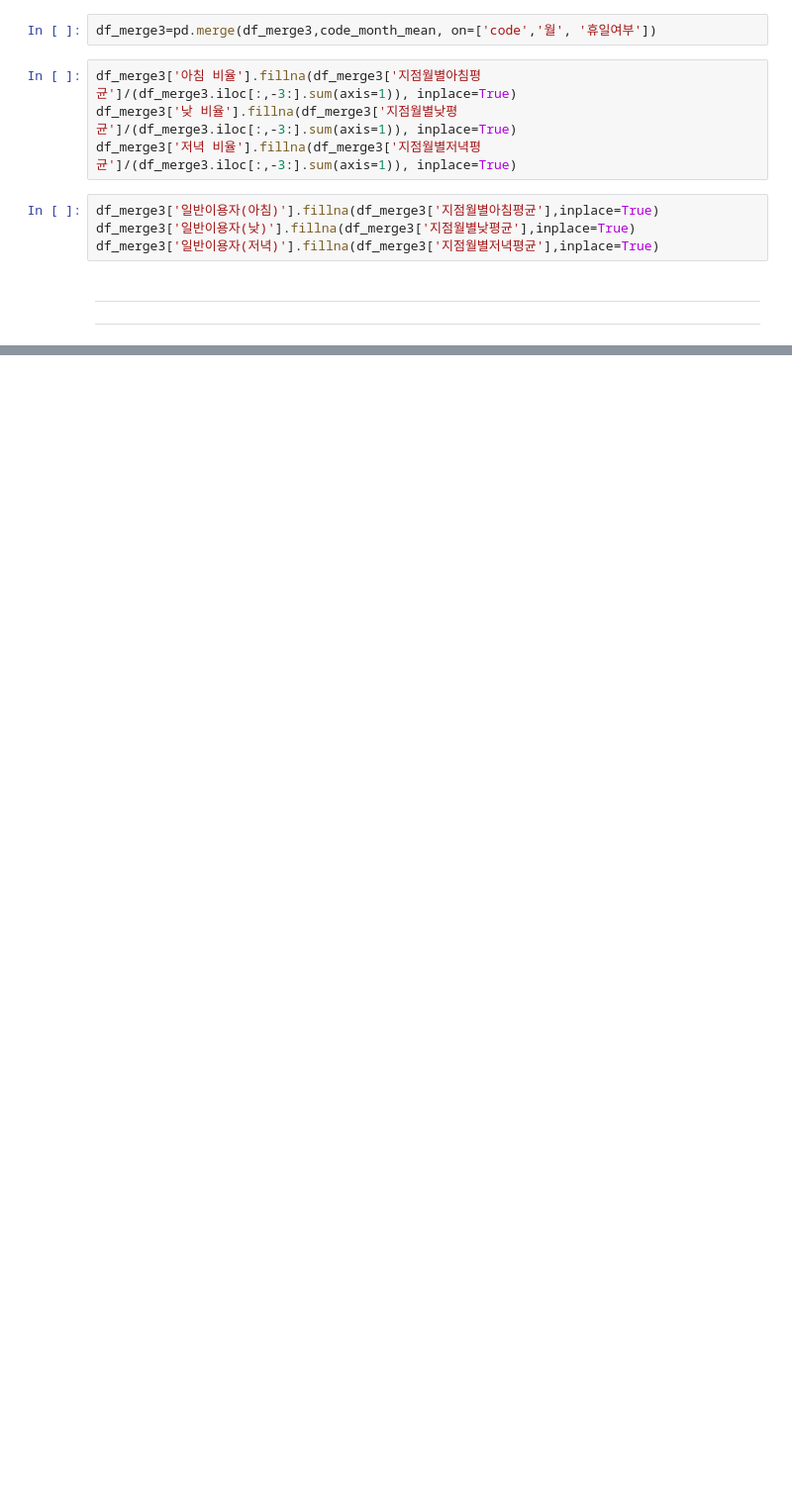
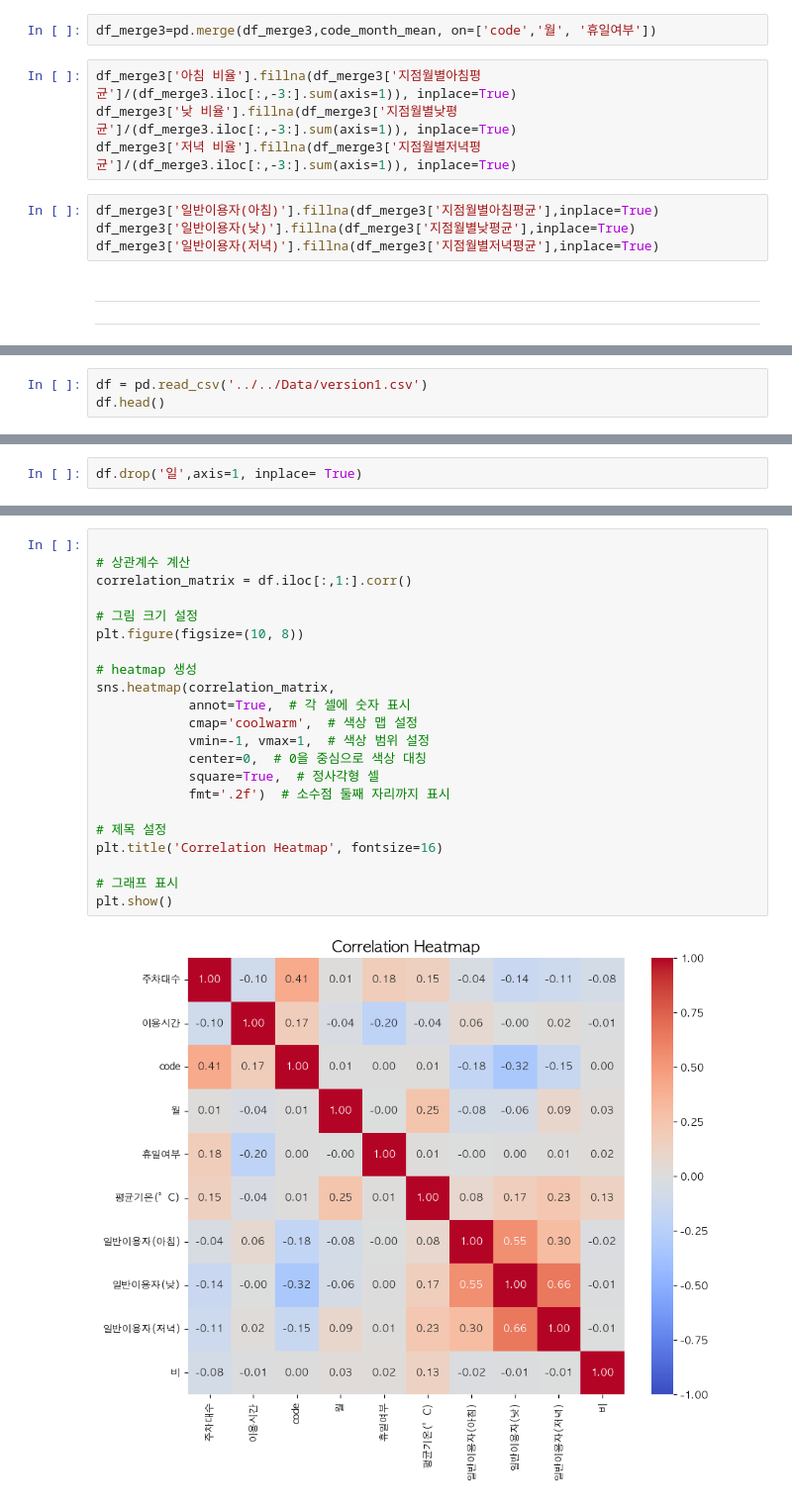
Before and after one commit to terryhyuk/HanGang_Mate, a Jupyter notebook: Python/DataAnalysis/seob/workspace.ipynb, the cells around one changed output, grey strips where cells are left out. Shown at 99% size. Drawn from its saved outputs; the diff is of its cells as text; blank space fills up the shorter version.

```diff
--- a/Python/DataAnalysis/seob/workspace.ipynb
+++ b/Python/DataAnalysis/seob/workspace.ipynb
@@ -303,0 +184,3 @@ df_merge3.to_csv('../../Data/version1.csv',index=False)
+# %%
+df = pd.read_csv('../../Data/version1.csv')
+df.head()
@@ -303,0 +210,2 @@ df_merge3.to_csv('../../Data/version1.csv',index=False)
+# %%
+df.drop('일',axis=1, inplace= True)
@@ -303,0 +221,24 @@ df_merge3.to_csv('../../Data/version1.csv',index=False)
+# %%
+
+# 상관계수 계산
+correlation_matrix = df.iloc[:,1:].corr()
+
+# 그림 크기 설정
+plt.figure(figsize=(10, 8))
+
+# heatmap 생성
+sns.heatmap(correlation_matrix,
+            annot=True,  # 각 셀에 숫자 표시
+            cmap='coolwarm',  # 색상 맵 설정
+            vmin=-1, vmax=1,  # 색상 범위 설정
+            center=0,  # 0을 중심으로 색상 대칭
+            square=True,  # 정사각형 셀
+            fmt='.2f')  # 소수점 둘째 자리까지 표시
+
+# 제목 설정
+plt.title('Correlation Heatmap', fontsize=16)
+
+# 그래프 표시
+plt.show()
+# %% [output]
+[figure, added]
```
Also changed, not shown: parts of 41 cells of this notebook, 2 other files.
